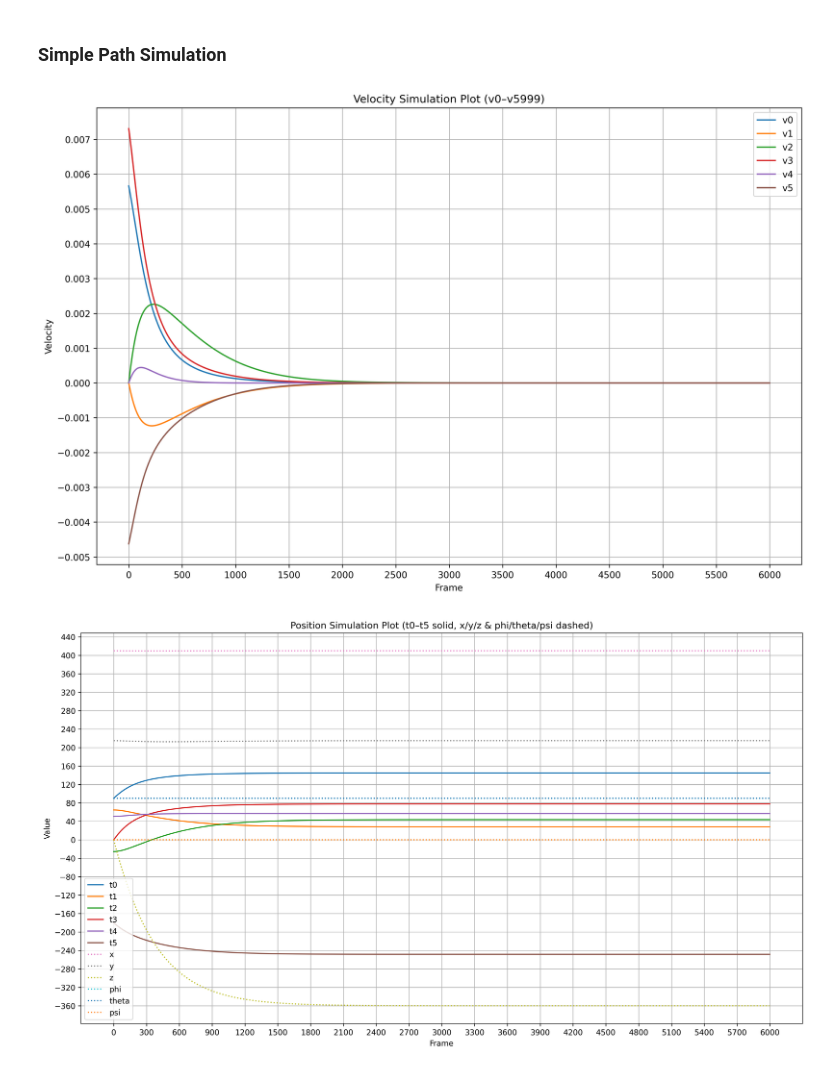
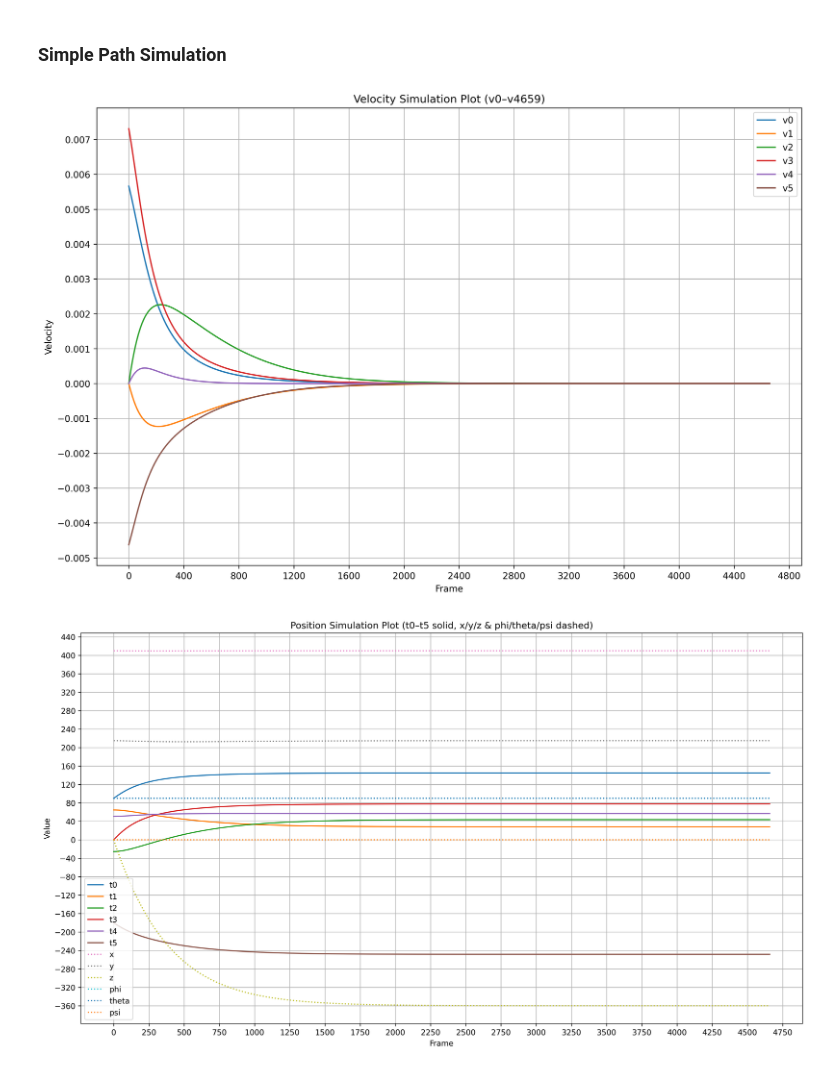
Before and after one commit to mrezanvari/6dof_robot_arm, a Jupyter notebook: dev/plots.ipynb, the cells around one changed output. Drawn from its saved outputs; the diff is of its cells as text; code cells hidden in the pictures.

```diff
--- a/dev/plots.ipynb
+++ b/dev/plots.ipynb
@@ -122,9 +122,9 @@ plot_pos("sim_pos.log", start_line, end_line)
 # %%
 start_line = 0
 end_line = None
 
-plot_velocity("sim_vel_line.log", start_line, end_line)
-plot_pos("sim_pos_line.log", start_line, end_line)
+plot_velocity("sim_vel2.log", start_line, end_line)
+plot_pos("sim_pos2.log", start_line, end_line)
 # %% [output]
-[figure, old version]
+[figure, new version]
-[figure, old version]
+[figure, new version]
```
Also changed, not shown: parts of 2 cells of this notebook, 1 other file.
